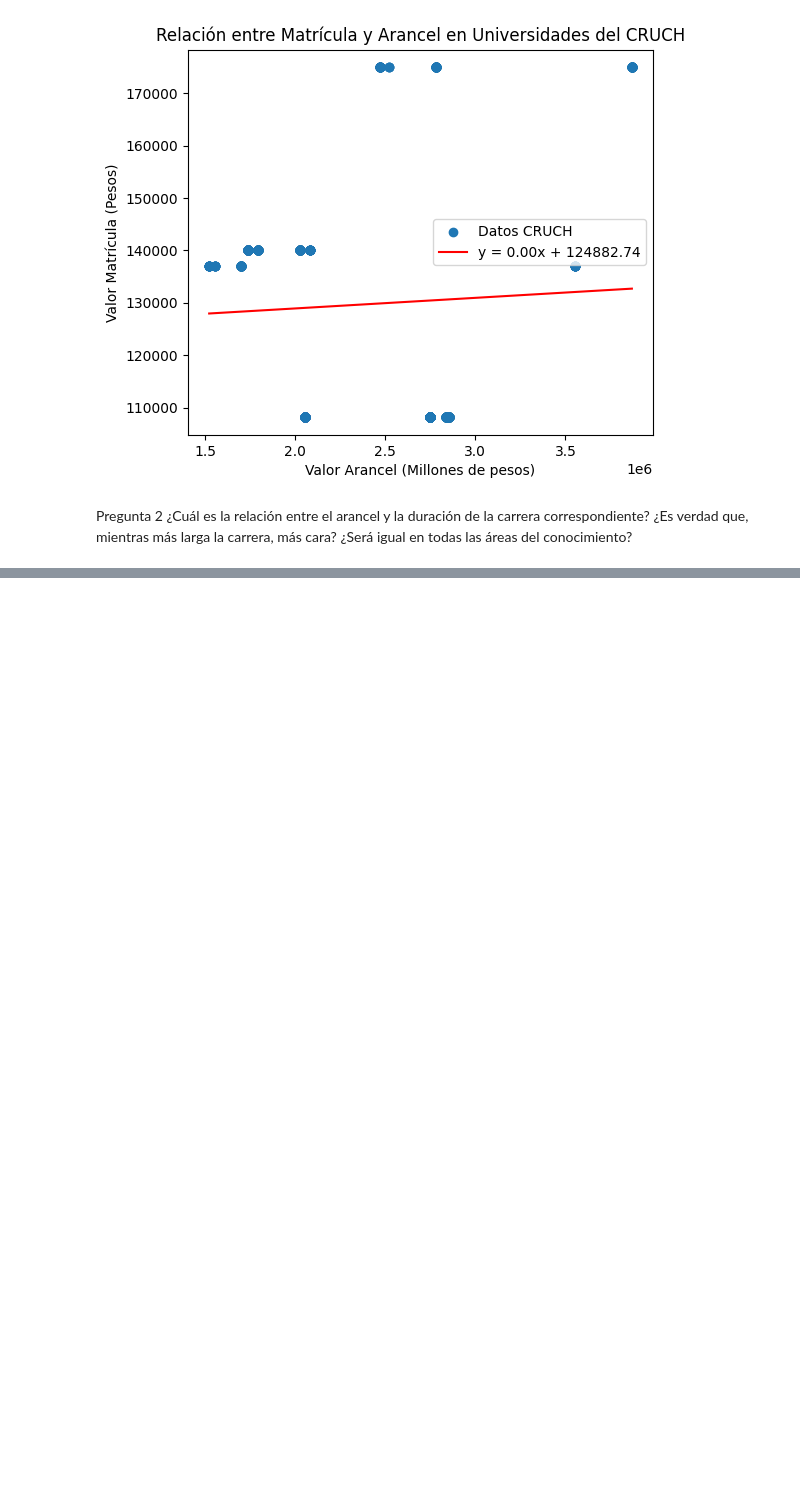
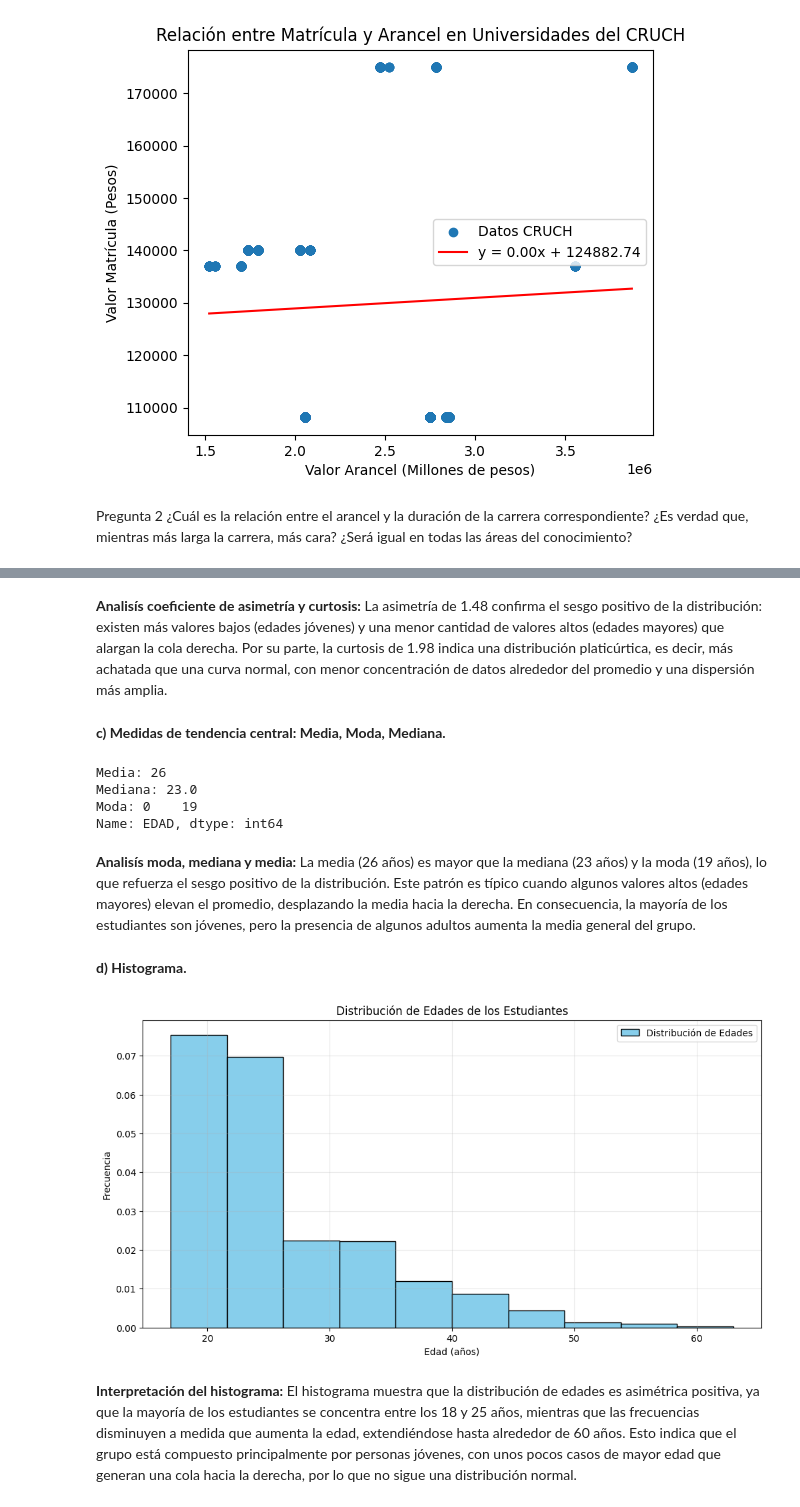
Before and after one commit to danibhern/estadistica, a Jupyter notebook: Examen practico (Preguntas).ipynb, the cells around one changed output, grey strips where cells are left out. Saved outputs shown, nothing was run; the diff lists cells and outputs as text; code cells hidden in the pictures; blank space fills up the shorter version.

```diff
--- a/Examen practico (Preguntas).ipynb
+++ b/Examen practico (Preguntas).ipynb
@@ -251,0 +261,44 @@ d) Histograma (forma de una campana equilibrada).
+# %% [markdown]
+**Analisís coeficiente de asimetría y curtosis:**
+La asimetría de 1.48 confirma el sesgo positivo de la distribución: existen más valores bajos (edades jóvenes) y una menor cantidad de valores altos (edades mayores) que alargan la cola derecha.
+Por su parte, la curtosis de 1.98 indica una distribución platicúrtica, es decir, más achatada que una curva normal, con menor concentración de datos alrededor del promedio y una dispersión más amplia.
+# %% [markdown]
+**c) Medidas de tendencia central: Media, Moda, Mediana.**
+# %%
+#Medidas de tendencia central
+media = df['EDAD'].mean()
+mediana = df['EDAD'].median()
+moda = df['EDAD'].mode()
+
+print(f'Media: {media:.0f}\nMediana: {mediana}\nModa: {moda}')
+# %% [output]
+Media: 26
+Mediana: 23.0
+Moda: 0    19
+Name: EDAD, dtype: int64
+# %% [markdown]
+**Analisís moda, mediana y media:**
+La media (26 años) es mayor que la mediana (23 años) y la moda (19 años), lo que refuerza el sesgo positivo de la distribución. Este patrón es típico cuando algunos valores altos (edades mayores) elevan el promedio, desplazando la media hacia la derecha. En consecuencia, la mayoría de los estudiantes son jóvenes, pero la presencia de algunos adultos aumenta la media general del grupo.
+# %% [markdown]
+**d) Histograma.**
+# %%
+import matplotlib.pyplot as plt
+
+## Gráfico Histograma
+plt.figure(figsize=(12, 6))
+
+plt.hist(df['EDAD'], bins=10, color='skyblue', edgecolor='black',
+         density=True, label='Distribución de Edades')
+
+plt.title('Distribución de Edades de los Estudiantes', fontsize=12)
+plt.xlabel('Edad (años)', fontsize=10)
+plt.ylabel('Frecuencia', fontsize=10)
+plt.legend()
+plt.grid(True, alpha=0.3)
+
+plt.show()
+# %% [output]
+[figure, added]
+# %% [markdown]
+**Interpretación del histograma:**
+El histograma muestra que la distribución de edades es asimétrica positiva, ya que la mayoría de los estudiantes se concentra entre los 18 y 25 años, mientras que las frecuencias disminuyen a medida que aumenta la edad, extendiéndose hasta alrededor de 60 años. Esto indica que el grupo está compuesto principalmente por personas jóvenes, con unos pocos casos de mayor edad que generan una cola hacia la derecha, por lo que no sigue una distribución normal.
```
Also changed, not shown: parts of 3 cells of this notebook.
